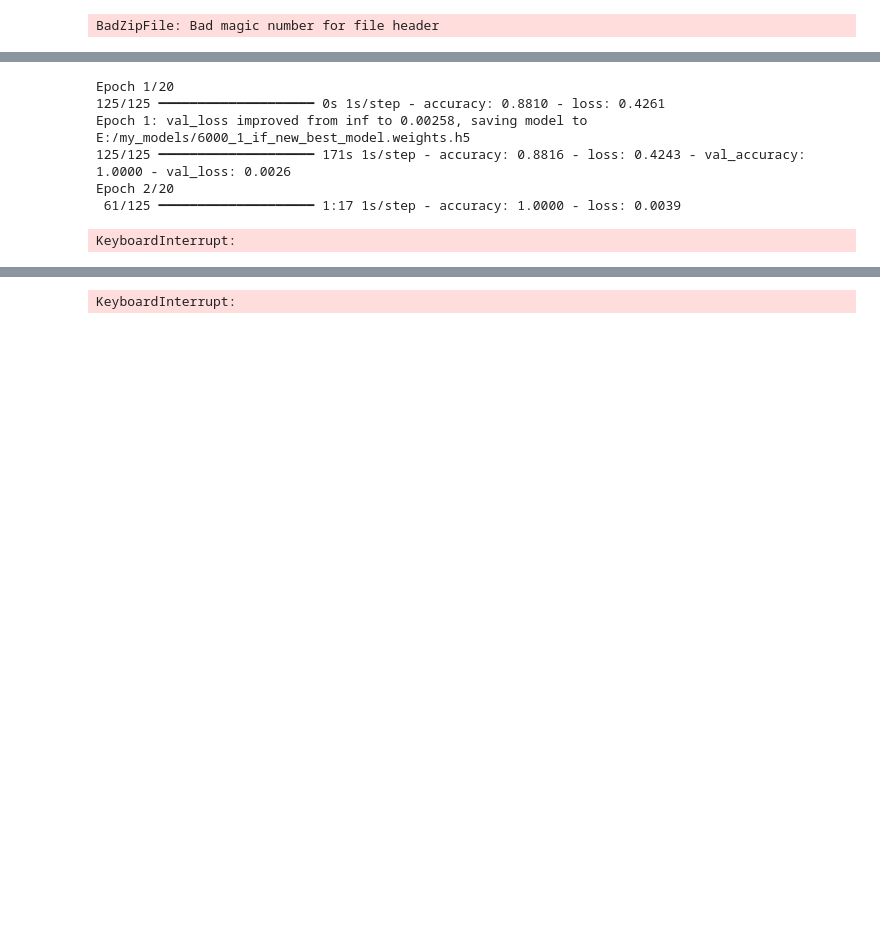
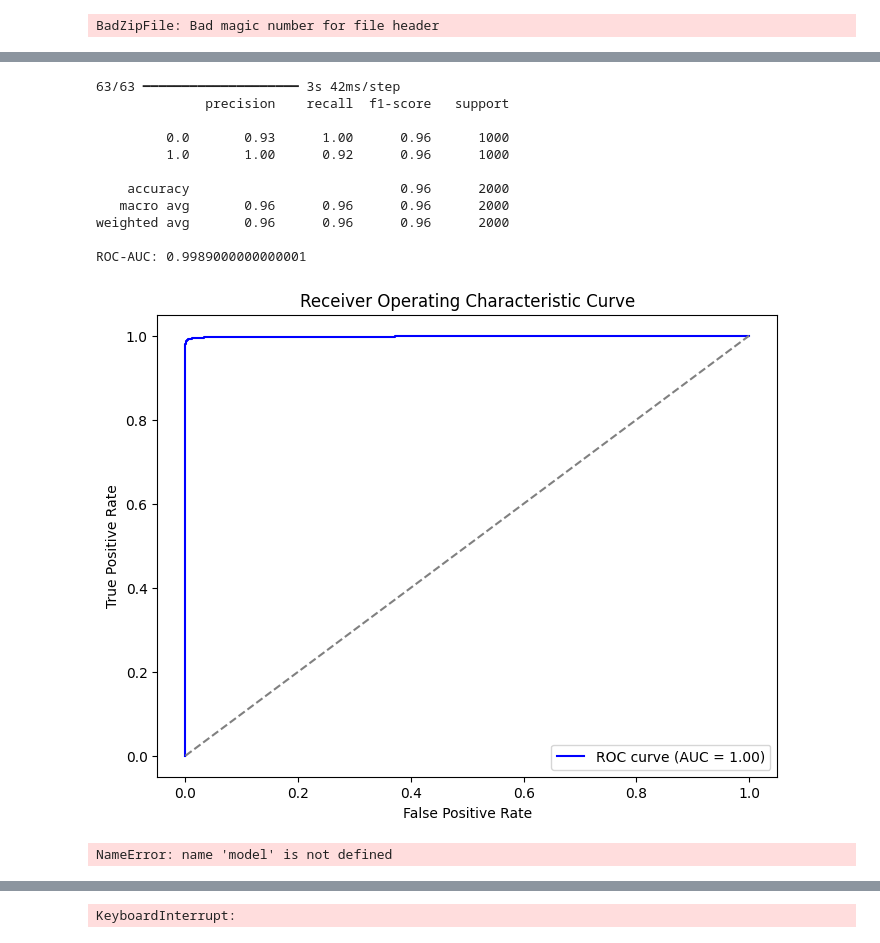
Before and after one commit to ksingh110/CrIMR, a Jupyter notebook: RNN/RNN_IF_Algorithm.ipynb, the cells around one changed output, grey strips where cells are left out. Saved outputs shown, nothing was run; the diff lists cells and outputs as text; code cells hidden in the pictures; blank space fills up the shorter version.

```diff
--- a/RNN/RNN_IF_Algorithm.ipynb
+++ b/RNN/RNN_IF_Algorithm.ipynb
@@ -45,13 +45,15 @@ def load_sequences(data):
     encoded_sequences = None
     for key in data.files:
         temp_sequences = data[key]
-        if temp_sequences.ndim == 2:  # If 2D, reshape to 3D for LSTM
-            temp_sequences = np.expand_dims(temp_sequences, axis=1)  # (samples, 1, features)
+        if temp_sequences.ndim == 2:  # If 2D, reshape properly for LSTM
+            num_samples = temp_sequences.shape[0]
+            sequence_length = temp_sequences.shape[1] // 4  # Assuming 4 features per nucleotide
+            temp_sequences = temp_sequences.reshape((num_samples, sequence_length, 4))
         if temp_sequences.ndim == 3:
             encoded_sequences = temp_sequences
-
             break
     return encoded_sequences
+
 def load_sequences_with_shape(data):
     encoded_sequences = None
     for key in data.files:
@@ -64,7 +66,7 @@ def load_sequences_with_shape(data):
             break
     return encoded_sequences, input_shape
 mutated_data = np.load("/content/MUTATION_DATA_TRAINING_6000.npz", allow_pickle=True)
-nonmutated_data = np.load("/content/AUGMENTED_DATA_TRAINING_6000.npz", allow_pickle=True)
+nonmutated_data = np.load("/content/AUGMENTED_DATA_TRAINING_6000_GOOD.npz", allow_pickle=True)
 mutated_sequences, shape = load_sequences_with_shape(mutated_data)
 nonmutated_sequences, shape = load_sequences_with_shape(nonmutated_data)
 
@@ -83,17 +85,17 @@ mutated_train = load_sequences(mutated_train_1)
 mutated_train_label = np.ones(mutated_train.shape[0])
 mutated_train, mutated_train_label = shuffle(mutated_train, mutated_train_label, random_state=42)
 
-nonmutated_test_1 = np.load("/content/AUGMENTED_DATA_TEST_1000_6000.npz", allow_pickle=True)
+nonmutated_test_1 = np.load("/content/AUGMENTED_DATA_TEST_1000_6000_GOOD.npz", allow_pickle=True)
 nonmutated_test = load_sequences(nonmutated_test_1)
 nonmutated_test_label = np.zeros(nonmutated_test.shape[0])
 nonmutated_test, nonmutated_test_label = shuffle(nonmutated_test, nonmutated_test_label, random_state=42)
 
-nonmutated_val_1 = np.load("/content/AUGMENTED_DATA_TEST_VAL_1000_6000.npz", allow_pickle=True)
+nonmutated_val_1 = np.load("/content/AUGMENTED_DATA_TEST_VAL_1000_6000_GOOD.npz", allow_pickle=True)
 nonmutated_val = load_sequences(nonmutated_val_1)
 nonmutated_val_label = np.zeros(nonmutated_val.shape[0])
 nonmutated_val, nonmutated_val_label = shuffle(nonmutated_val, nonmutated_val_label, random_state=42)
 
-nonmutated_train_1 = np.load("/content/AUGMENTED_DATA_TRAIN_5000_6000.npz", allow_pickle=True)
+nonmutated_train_1 = np.load("/content/AUGMENTED_DATA_TRAIN_5000_6000_GOOD.npz", allow_pickle=True)
 nonmutated_train = load_sequences(nonmutated_train_1)
 nonmutated_train_label = np.zeros(nonmutated_train.shape[0])
 nonmutated_train, nonmutated_train_label = shuffle(nonmutated_train, nonmutated_train_label, random_state=42)
@@ -116,64 +213,43 @@ from tensorflow.keras.layers import LSTM, GRU, Dropout, Dense, BatchNormalizatio
 # %%
-def rnn_model(input_shape):
-    model = Sequential([
-
-        # First LSTM Layer
-        LSTM(32, input_shape=input_shape, return_sequences=False, activation="relu"),
-        Dropout(0.5),
-        Dense(1, activation='sigmoid', kernel_regularizer=tf.keras.regularizers.l2(0.01))
-    ])
-
-    model.compile(optimizer="adam", loss="binary_crossentropy", metrics=["accuracy"])
-    return model
-def reset_rnn(input_shape):
-    # Recreate the model to reset weights
-    model = rnn_model(input_shape)
-    return model
-
-# Train the model
-checkpoint_path = "E:/my_models/6000_1_if_new_best_model.weights.h5"
-model1 = reset_rnn(shape)
-checkpoint = ModelCheckpoint(checkpoint_path, save_best_only=True, save_weights_only=True, verbose=1)
-csv_logger = CSVLogger("training_log_6000_1.csv")
-
-history = model1.fit(X_train, y_train, validation_data=(X_val, y_val),
-                    epochs=20, batch_size=64, callbacks=[checkpoint, csv_logger])
-
-
-# Evaluate the model
 y_pred = model1.predict(X_test)
 y_pred_classes = (y_pred > 0.5).astype("int32")
 
 # Evaluate model performance
 print(classification_report(y_test, y_pred_classes))
 roc_auc = roc_auc_score(y_test, y_pred)
 print(f"ROC-AUC: {roc_auc}")
 
 # Plot ROC curve
 fpr, tpr, _ = roc_curve(y_test, y_pred)
 plt.figure(figsize=(8, 6))
-plt.plot(fpr, tpr, color="blue", label=f"ROC curve (AUC = {roc_auc:.5f})")
+plt.plot(fpr, tpr, color="blue", label=f"ROC curve (AUC = {roc_auc:.2f})")
 plt.plot([0, 1], [0, 1], color="gray", linestyle="--")
 plt.xlabel("False Positive Rate")
 plt.ylabel("True Positive Rate")
 plt.title("Receiver Operating Characteristic Curve")
 plt.legend(loc="lower right")
 plt.show()
 
 # Test Accuracy
-loss, accuracy = model1.evaluate(X_test, y_test)
+loss, accuracy = model.evaluate(X_test, y_test)
 print(f"Test Accuracy: {accuracy:.4f}")
 
 # Predictions
-predictions = model1.predict(X_test).flatten()
+predictions = model.predict(X_test).flatten()
 print("\n🔹 First 10 Predictions vs Actual Values 🔹")
 for i in range(10):
     print(f"Sample {i+1}: Actual = {y_test[i]}, Predicted Probability = {predictions[i]:.4f}")
 # %% [output]
-Epoch 1/20
-125/125 ━━━━━━━━━━━━━━━━━━━━ 0s 1s/step - accuracy: 0.8810 - loss: 0.4261
-Epoch 1: val_loss improved from inf to 0.00258, saving model to E:/my_models/6000_1_if_new_best_model.weights.h5
-125/125 ━━━━━━━━━━━━━━━━━━━━ 171s 1s/step - accuracy: 0.8816 - loss: 0.4243 - val_accuracy: 1.0000 - val_loss: 0.0026
-Epoch 2/20
- 61/125 ━━━━━━━━━━━━━━━━━━━━ 1:17 1s/step - accuracy: 1.0000 - loss: 0.0039
+63/63 ━━━━━━━━━━━━━━━━━━━━ 3s 42ms/step
+              precision    recall  f1-score   support
+
+         0.0       0.93      1.00      0.96      1000
+         1.0       1.00      0.92      0.96      1000
+
+    accuracy                           0.96      2000
+   macro avg       0.96      0.96      0.96      2000
+weighted avg       0.96      0.96      0.96      2000
+
+ROC-AUC: 0.9989000000000001
+[figure, added]
-KeyboardInterrupt:
+NameError: name 'model' is not defined
```
Also changed, not shown: parts of 3 cells of this notebook.
